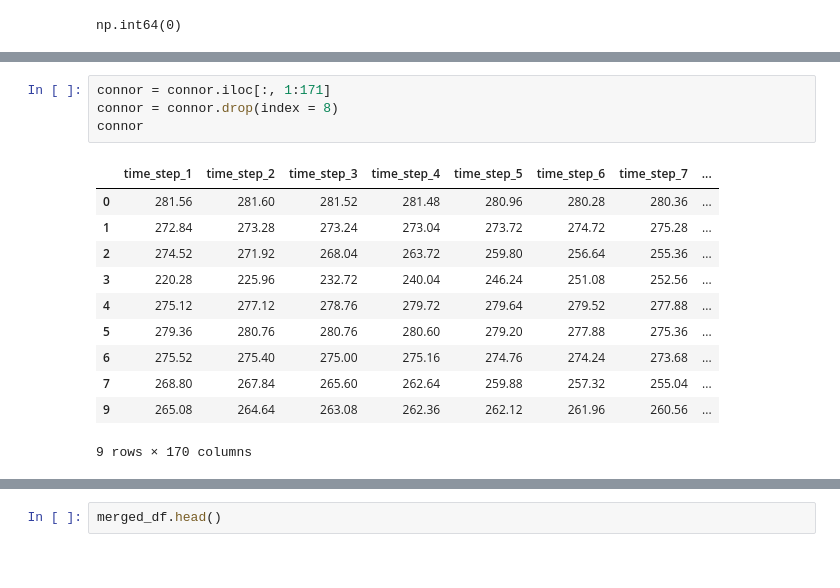
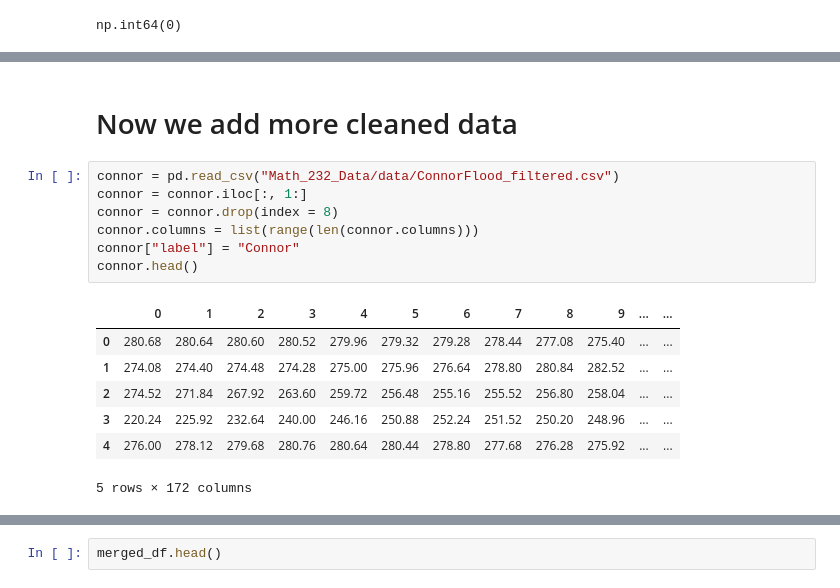
Before and after one commit to xuyfe/eigenjumps, a Jupyter notebook: svd_dummy.ipynb, the cells around one changed output, grey strips where cells are left out. Cells and saved outputs as stored; diff of their text form.

```diff
--- a/svd_dummy.ipynb
+++ b/svd_dummy.ipynb
@@ -106,16 +87,17 @@ connor
+# %% [markdown]
+# Now we add more cleaned data
 # %%
-connor = connor.iloc[:, 1:171]
+connor = pd.read_csv("Math_232_Data/data/ConnorFlood_filtered.csv")
+connor = connor.iloc[:, 1:]
 connor = connor.drop(index = 8)
-connor
+connor.columns = list(range(len(connor.columns)))
+connor["label"] = "Connor"
+connor.head()
 # %% [output]
-|  | time_step_1 | time_step_2 | time_step_3 | time_step_4 | time_step_5 | time_step_6 | time_step_7 | ... |
-| 0 | 281.56 | 281.60 | 281.52 | 281.48 | 280.96 | 280.28 | 280.36 | ... |
-| 1 | 272.84 | 273.28 | 273.24 | 273.04 | 273.72 | 274.72 | 275.28 | ... |
-| 2 | 274.52 | 271.92 | 268.04 | 263.72 | 259.80 | 256.64 | 255.36 | ... |
-| 3 | 220.28 | 225.96 | 232.72 | 240.04 | 246.24 | 251.08 | 252.56 | ... |
-| 4 | 275.12 | 277.12 | 278.76 | 279.72 | 279.64 | 279.52 | 277.88 | ... |
-| 5 | 279.36 | 280.76 | 280.76 | 280.60 | 279.20 | 277.88 | 275.36 | ... |
-| 6 | 275.52 | 275.40 | 275.00 | 275.16 | 274.76 | 274.24 | 273.68 | ... |
-| 7 | 268.80 | 267.84 | 265.60 | 262.64 | 259.88 | 257.32 | 255.04 | ... |
-| 9 | 265.08 | 264.64 | 263.08 | 262.36 | 262.12 | 261.96 | 260.56 | ... |
+|  | 0 | 1 | 2 | 3 | 4 | 5 | 6 | 7 | 8 | 9 | ... | ... |
+| 0 | 280.68 | 280.64 | 280.60 | 280.52 | 279.96 | 279.32 | 279.28 | 278.44 | 277.08 | 275.40 | ... | ... |
+| 1 | 274.08 | 274.40 | 274.48 | 274.28 | 275.00 | 275.96 | 276.64 | 278.80 | 280.84 | 282.52 | ... | ... |
+| 2 | 274.52 | 271.84 | 267.92 | 263.60 | 259.72 | 256.48 | 255.16 | 255.52 | 256.80 | 258.04 | ... | ... |
+| 3 | 220.24 | 225.92 | 232.64 | 240.00 | 246.16 | 250.88 | 252.24 | 251.52 | 250.20 | 248.96 | ... | ... |
+| 4 | 276.00 | 278.12 | 279.68 | 280.76 | 280.64 | 280.44 | 278.80 | 277.68 | 276.28 | 275.92 | ... | ... |
-9 rows × 170 columns
+5 rows × 172 columns
```
Also changed, not shown: parts of 20 cells of this notebook.
